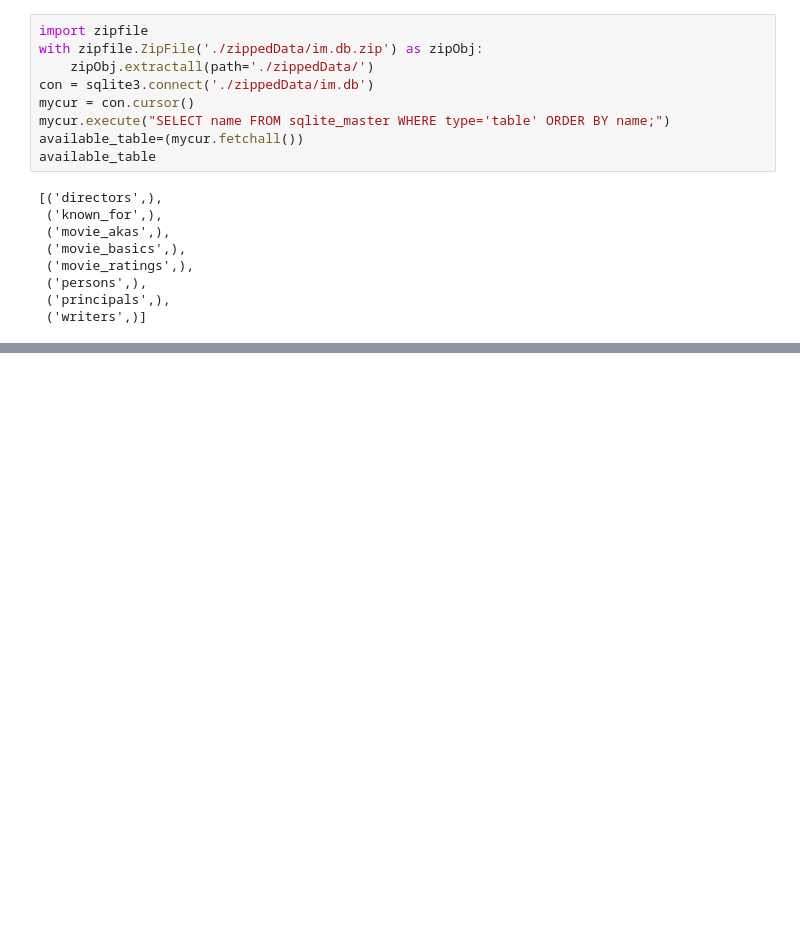
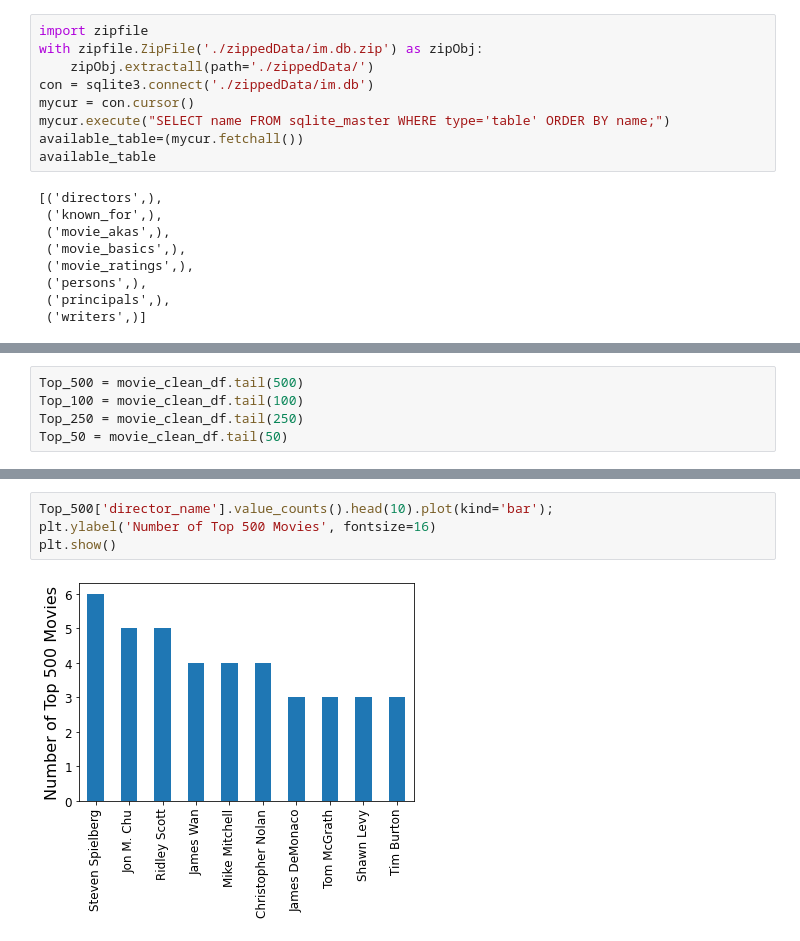
Before and after one commit to learn-co-curriculum/dsc-phase-1-project-v2-4, a Jupyter notebook: PeterNotebook.ipynb, the cells around one changed output, grey strips where cells are left out. Saved outputs shown, nothing was run; the diff lists cells and outputs as text; blank space fills up the shorter version.

```diff
--- a/PeterNotebook.ipynb
+++ b/PeterNotebook.ipynb
@@ -165,0 +244,5 @@ memory usage: 132.4+ KB
+# %%
+Top_500 = movie_clean_df.tail(500)
+Top_100 = movie_clean_df.tail(100)
+Top_250 = movie_clean_df.tail(250)
+Top_50 = movie_clean_df.tail(50)
@@ -165,0 +399,6 @@ memory usage: 132.4+ KB
+# %%
+Top_500['director_name'].value_counts().head(10).plot(kind='bar');
+plt.ylabel('Number of Top 500 Movies', fontsize=16)
+plt.show()
+# %% [output]
+[figure, added]
```
Also changed, not shown: parts of 54 cells of this notebook.
